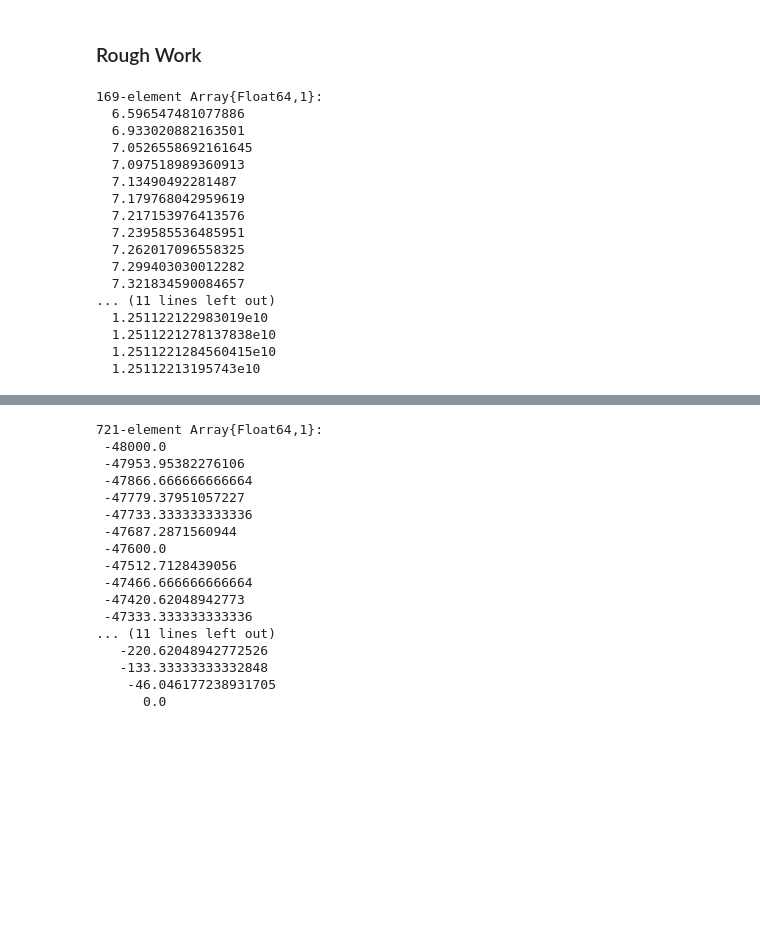
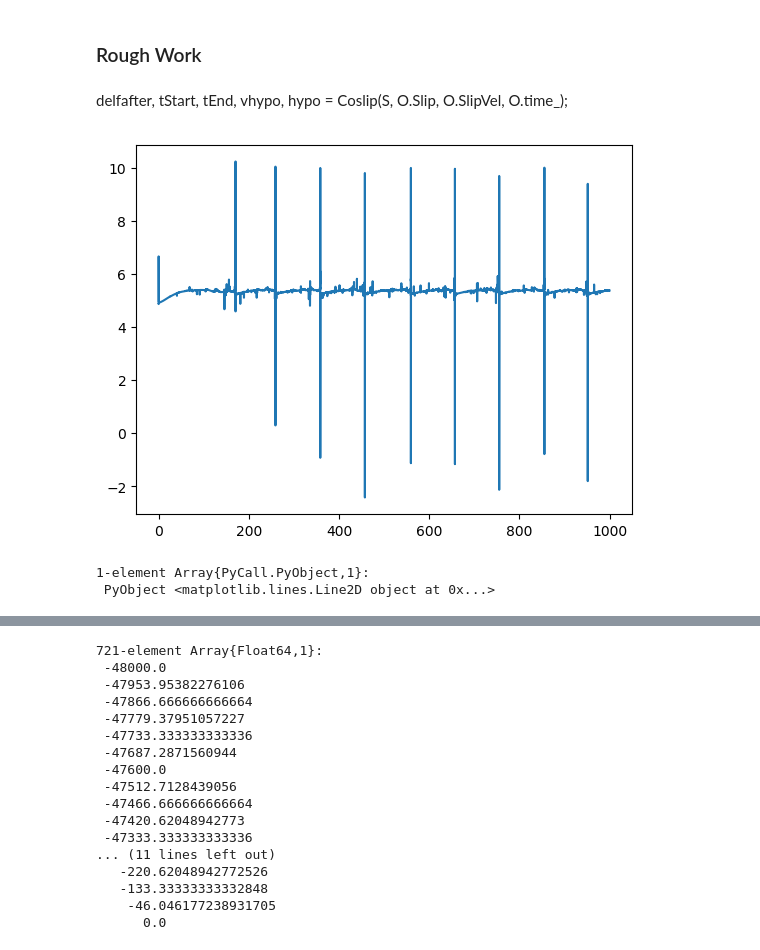
Before and after one commit to thehalfspace/JuliaSEM, a Jupyter notebook: Output-data03.ipynb, the cells around one changed output, grey strips where cells are left out. Cells and saved outputs as stored; diff of their text form; code cells hidden in the pictures; blank space fills up the shorter version.

```diff
--- a/Output-data03.ipynb
+++ b/Output-data03.ipynb
@@ -83,22 +91,10 @@ delfafter, tStart, tEnd, vhypo, hypo = Coslip(S, O.Slip, O.SlipVel, O.time_);
-# %%
-tStart
-# %% [output]
-169-element Array{Float64,1}:
-  6.596547481077886
-  6.933020882163501
-  7.0526558692161645
-  7.097518989360913
-  7.13490492281487
-  7.179768042959619
-  7.217153976413576
-  7.239585536485951
-  7.262017096558325
-  7.299403030012282
-  7.321834590084657
-... (11 lines left out)
-  1.251122122983019e10
-  1.2511221278137838e10
-  1.2511221284560415e10
-  1.25112213195743e10
+# %% [markdown]
+delfafter, tStart, tEnd, vhypo, hypo = Coslip(S, O.Slip, O.SlipVel, O.time_);
+# %%
+PyPlot.plot(O.time_/P.yr2sec, O.Stress[120,:])
+# %% [output]
+[figure, added]
+1-element Array{PyCall.PyObject,1}:
+ PyObject <matplotlib.lines.Line2D object at 0x...>
 # %%
 # 39 to 83: one event
```
Also changed, not shown: parts of 11 cells of this notebook, 12 other files.
